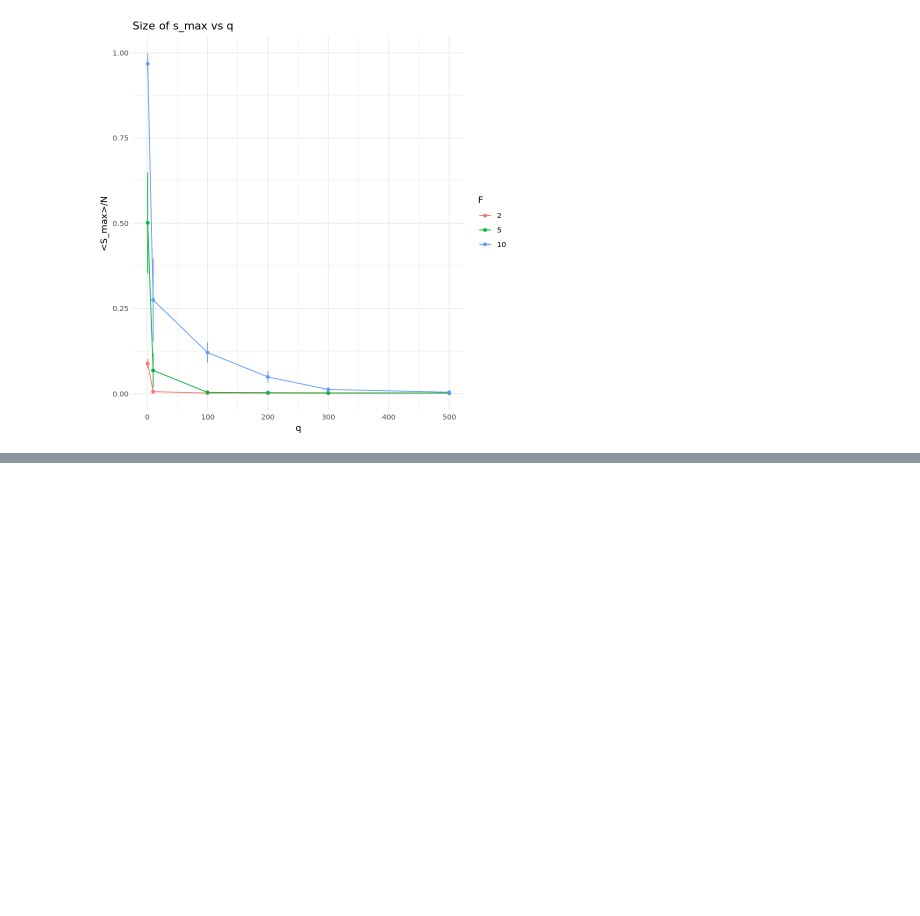
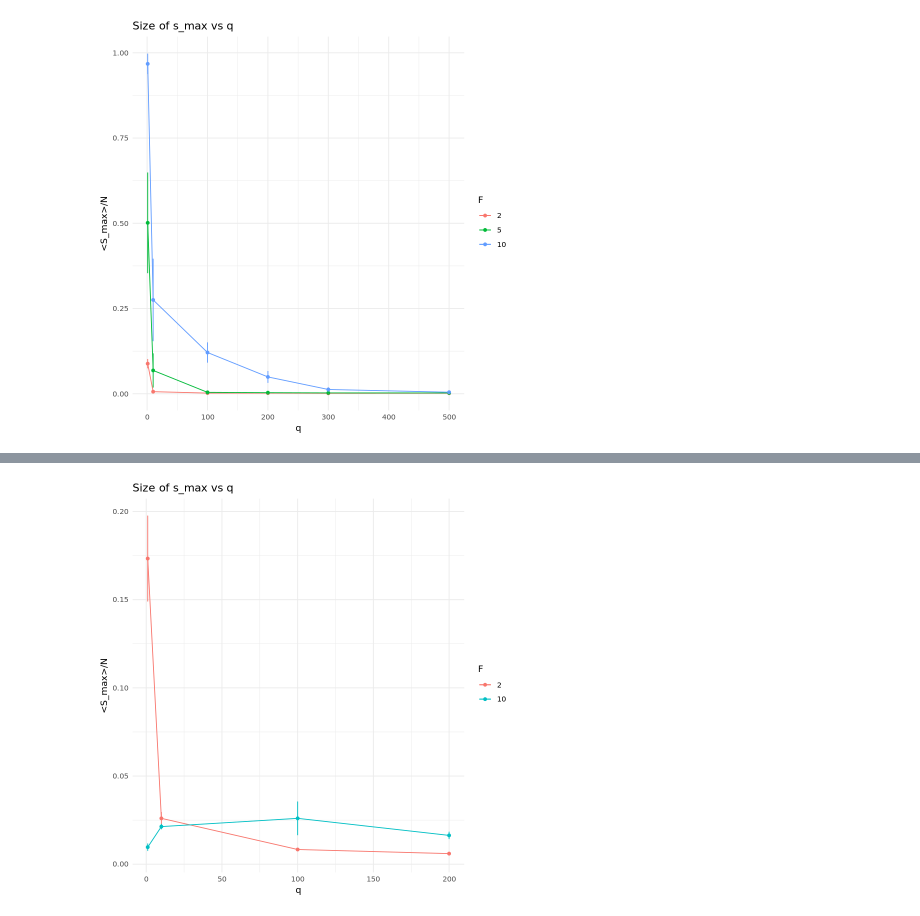
Before and after one commit to paololapo/ComplexNetworks_projects, a Jupyter notebook: code/task_30/social_influence.ipynb, the cells around one changed output, grey strips where cells are left out. Saved outputs shown, nothing was run; the diff lists cells and outputs as text; code cells hidden in the pictures; blank space fills up the shorter version.

```diff
--- a/code/task_30/social_influence.ipynb
+++ b/code/task_30/social_influence.ipynb
@@ -639,0 +702,12 @@ ggplot(df, aes(x = q, y = s_avg, color = factor(F))) +
+# %%
+
+df <- res |>
+  filter(iteration == max(iteration)) |>
+  group_by(q, F) |>
+  summarize(
+    s_avg=mean(s_max_den), s_sd=sd(s_max_den),
+    n_avg=mean(n_density), n_sd=sd(n_density),
+    .groups = 'drop'
+  )
+
+df
@@ -639,0 +726,17 @@ ggplot(df, aes(x = q, y = s_avg, color = factor(F))) +
+# %%
+# Plot number of s_max vs q per each L
+ggplot(df, aes(x = q, y = s_avg, color = factor(F))) +
+  geom_line() +  # Line plot for the mean values
+  geom_point() +  # Line plot for the mean values
+  geom_errorbar(aes(ymin=(s_avg-s_sd), ymax=(s_avg+s_sd), width = 0.05)) +  # Error bars
+  #geom_smooth(method = "gam", formula = y ~ s(x, bs = "cs", k=1), se = FALSE, linewidth = 0.6) +
+  # scale_x_log10() +  # Log scale for x-axis
+  labs(
+    title = "Size of s_max vs q",
+    x = "q",
+    y = "<S_max>/N",
+    color = "F"
+  ) +
+  theme_minimal()
+# %% [output]
+[figure, added]
```
Also changed, not shown: parts of 5 cells of this notebook, 6 other files.
